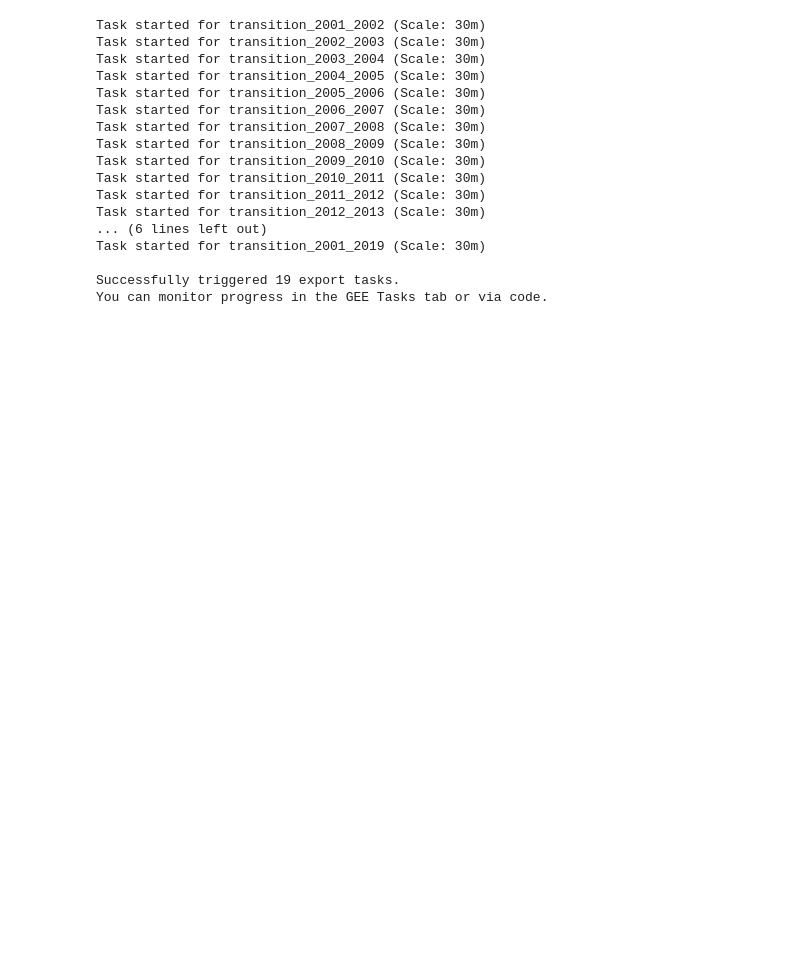
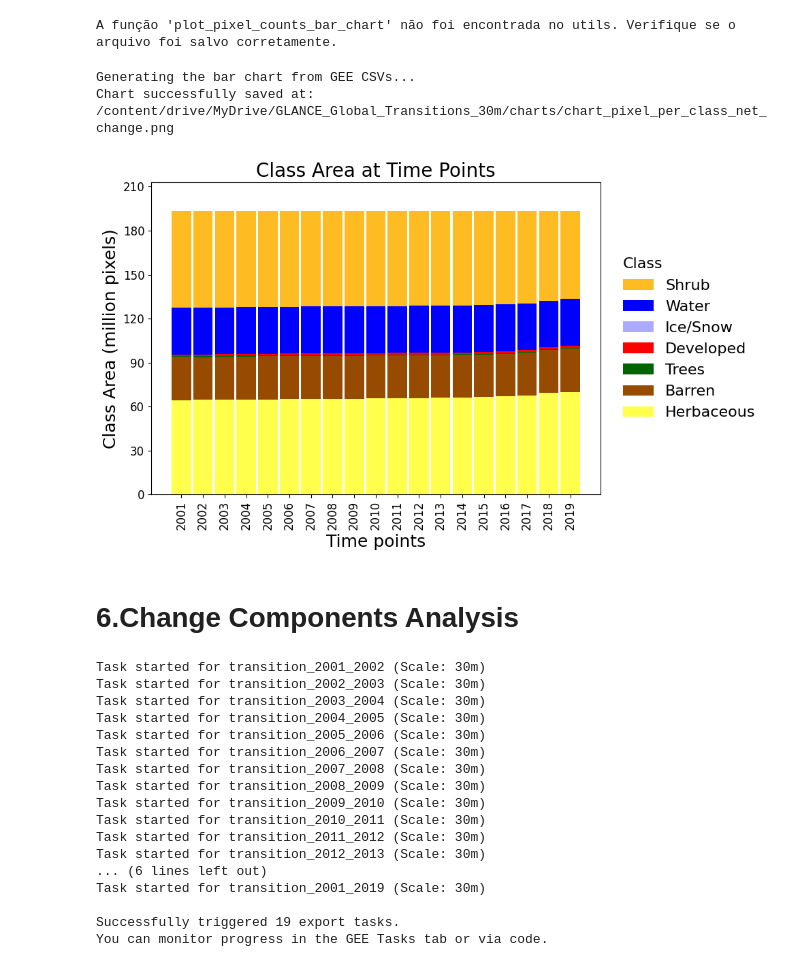
Before and after one commit to antoniovfonseca/agentic-ai-global-lulc, a Jupyter notebook: notebooks/transition-matrix-gee-glance.ipynb, the cells around one changed output. Cells and saved outputs as stored; diff of their text form; code cells hidden in the pictures; blank space fills up the shorter version.

```diff
--- a/notebooks/transition-matrix-gee-glance.ipynb
+++ b/notebooks/transition-matrix-gee-glance.ipynb
@@ -48,12 +54,14 @@ Utils module loaded successfully.
+# %%
+user = 'ee-antoniovicgf'
 # %%
 import ee
 import geemap
 import pandas as pd
-import utils  # Certifique-se que o utils.py está na mesma pasta ou no sys.path
+import utils
 
 # Autenticação e Inicialização
 try:
-    ee.Initialize(project='ee-avfonseca')
+    ee.Initialize(project=user)
 except Exception as e:
     ee.Authenticate()
-    ee.Initialize(project='ee-avfonseca')
+    ee.Initialize(project=user)
@@ -59,0 +296,17 @@ except Exception as e:
+# %%
+import inspect
+import importlib
+import utils
+
+# Recarrega o módulo para garantir que pegamos sua versão mais recente
+importlib.reload(utils)
+
+try:
+    # Lê o código fonte da função
+    source_code = inspect.getsource(utils.plot_pixel_counts_bar_chart)
+    print("Código atual da função encontrado com sucesso:\n")
+    print(source_code)
+except AttributeError:
+    print("A função 'plot_pixel_counts_bar_chart' não foi encontrada no utils. Verifique se o arquivo foi salvo corretamente.")
+# %% [output]
+A função 'plot_pixel_counts_bar_chart' não foi encontrada no utils. Verifique se o arquivo foi salvo corretamente.
@@ -60 +601,23 @@ except Exception as e:
+# %%
+import utils
+
+# 1. Define the directory where your GEE CSVs are saved
+csv_input_dir = "/content/drive/MyDrive/GLANCE_Global_Transitions_30m"
+
+# 2. Define the output directory for the chart
+chart_output_dir = "/content/drive/MyDrive/GLANCE_Global_Transitions_30m"
+
+# 3. Call the updated function to generate the plot
+print("Generating the bar chart from GEE CSVs...")
+plot_pixel_counts_bar_chart(
+    input_dir=csv_input_dir,
+    class_labels_dict=utils.GLANCE_METADATA,
+    output_dir=chart_output_dir
+)
+# %% [output]
+Generating the bar chart from GEE CSVs...
+Chart successfully saved at: /content/drive/MyDrive/GLANCE_Global_Transitions_30m/charts/chart_pixel_per_class_net_change.png
+[figure, added]
+# %% [markdown]
+# 6.Change Components Analysis
 # %%
```
Also changed, not shown: parts of 25 cells of this notebook.
